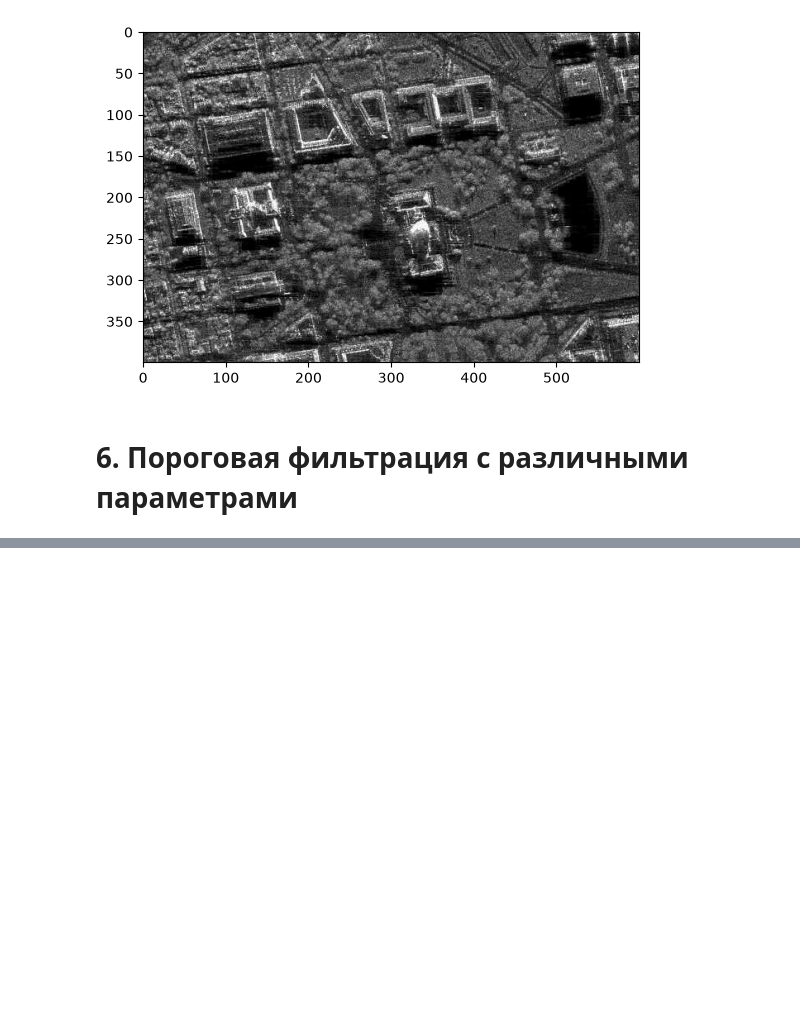
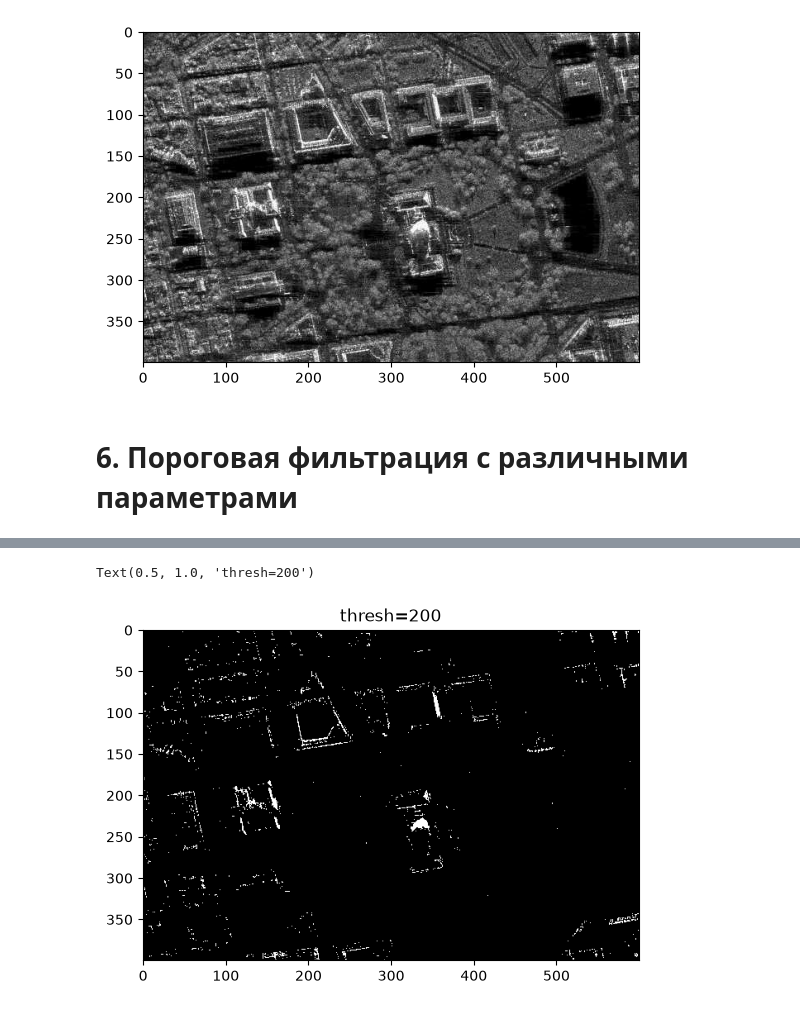
Before and after one commit to Daemos17/Image_Processing, a Jupyter notebook: Task 1/Solution1.ipynb, the cells around one changed output, grey strips where cells are left out. Drawn from its saved outputs; the diff is of its cells as text; code cells hidden in the pictures; blank space fills up the shorter version.

```diff
--- a/Task 1/Solution1.ipynb
+++ b/Task 1/Solution1.ipynb
@@ -130,0 +120,7 @@ plt.imshow(thresh_global)
+# %%
+_, thresh_200 = cv2.threshold(image, 200, 255, cv2.THRESH_BINARY)
+plt.imshow(thresh_200, cmap='gray')
+plt.title('thresh=200')
+# %% [output]
+Text(0.5, 1.0, 'thresh=200')
+[figure, added]
```
Also changed, not shown: parts of 7 cells of this notebook.
